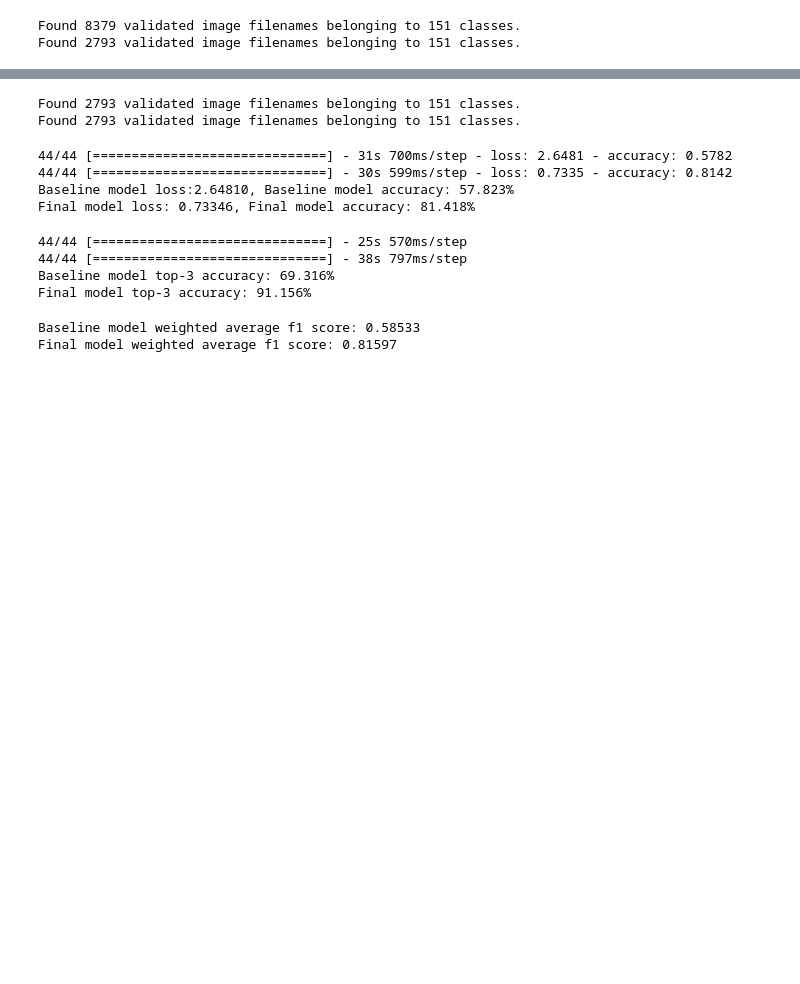
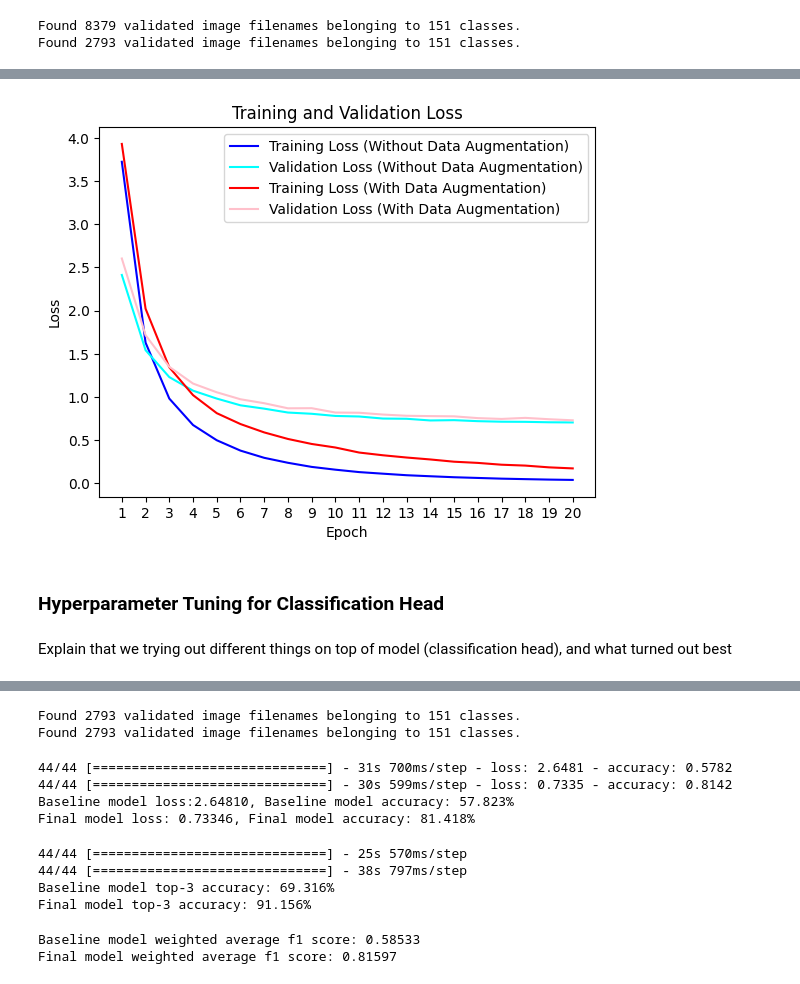
Before and after one commit to teekaytai/pokedex, a Jupyter notebook: main.ipynb, the cells around one changed output, grey strips where cells are left out. Saved outputs shown, nothing was run; the diff lists cells and outputs as text; code cells hidden in the pictures; blank space fills up the shorter version.

```diff
--- a/main.ipynb
+++ b/main.ipynb
@@ -716,3 +581,0 @@ plt.show()
-# %%
-baseline_model = models.load_model('/content/drive/MyDrive/Pokedex/models/model_vgg16.tf')
-final_model = models.load_model('/content/drive/MyDrive/Pokedex/models/model_no_dropout_untuned.tf')
@@ -718,0 +585,18 @@ final_model = models.load_model('/content/drive/MyDrive/Pokedex/models/model_no_
+# %%
+# With live data augmentations
+train_generator, validation_generator = make_augmented_dataset()
+
+densenet_base_model = DenseNet201(weights='imagenet', include_top=False)
+densenet_base_model.trainable = False
+
+densenet_model = models.Sequential([
+    densenet_base_model,
+    layers.GlobalAveragePooling2D(),
+    layers.Dense(num_classes, activation='softmax')
+])
+
+densenet_model.compile(
+    loss='categorical_crossentropy',
+    optimizer='adam',
+    metrics=['accuracy']
+)
@@ -718,0 +606,7 @@ final_model = models.load_model('/content/drive/MyDrive/Pokedex/models/model_no_
+# %%
+hist2 = densenet_model.fit(
+    train_generator,
+    validation_data=validation_generator,
+    epochs=20,
+    callbacks=[early_stopping]
+)
@@ -718,0 +634,21 @@ final_model = models.load_model('/content/drive/MyDrive/Pokedex/models/model_no_
+# %%
+x_range = range(1, 21)
+
+plt.figure()
+plt.plot(x_range, hist1.history['loss'], label='Training Loss (Without Data Augmentation)', color='blue')
+plt.plot(x_range, hist1.history['val_loss'], label='Validation Loss (Without Data Augmentation)', color='cyan')
+plt.plot(x_range, hist2.history['loss'], label='Training Loss (With Data Augmentation)', color='red')
+plt.plot(x_range, hist2.history['val_loss'], label='Validation Loss (With Data Augmentation)', color='pink')
+
+plt.title('Training and Validation Loss')
+plt.xlabel('Epoch')
+plt.ylabel('Loss')
+plt.xticks(x_range)
+plt.legend()
+plt.show()
+# %% [output]
+[figure, added]
+# %% [markdown]
+### Hyperparameter Tuning for Classification Head
+# %% [markdown]
+Explain that we trying out different things on top of model (classification head), and what turned out best
```
Also changed, not shown: parts of 99 cells of this notebook, 1 other file.
